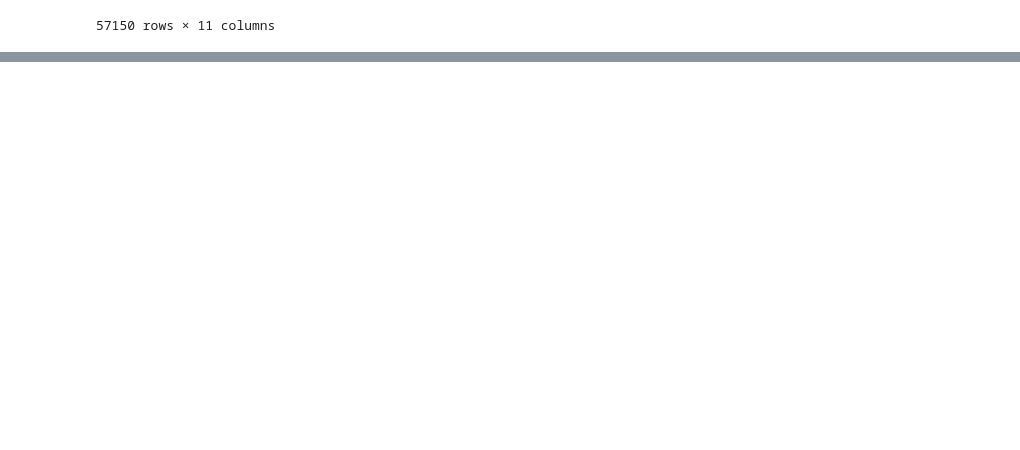
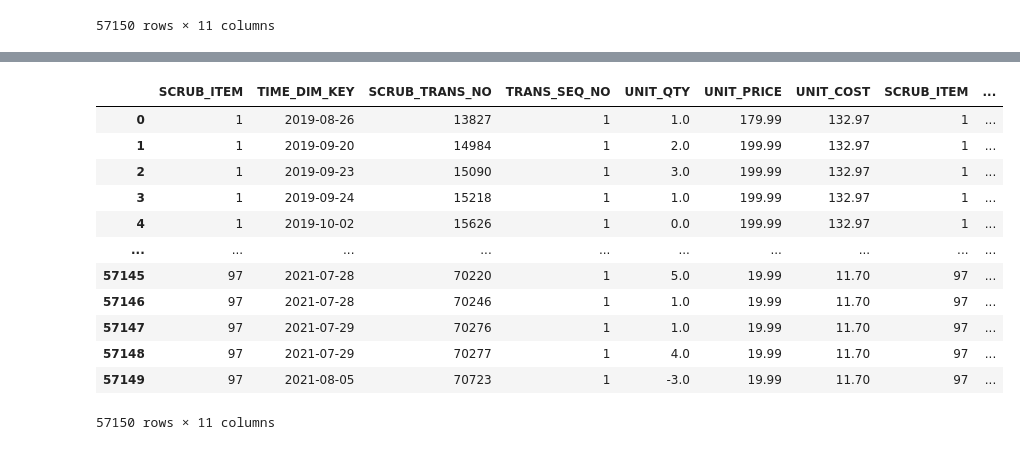
Before and after one commit to arthursjkim/tsc_pricing_optimization, a Jupyter notebook: EL_start.ipynb, the cells around one changed output, grey strips where cells are left out. Saved outputs shown, nothing was run; the diff lists cells and outputs as text; code cells hidden in the pictures; blank space fills up the shorter version.

```diff
--- a/EL_start.ipynb
+++ b/EL_start.ipynb
@@ -228,0 +242,19 @@ Select
+# %%
+newdf['PRICE_START_DATE'] = newdf['PRICE_START_DATE'].str[:10]
+newdf['PRICE_END_DATE'] = newdf['PRICE_END_DATE'].str[:10]
+# %%
+newdf
+# %% [output]
+|  | SCRUB_ITEM | TIME_DIM_KEY | SCRUB_TRANS_NO | TRANS_SEQ_NO | UNIT_QTY | UNIT_PRICE | UNIT_COST | SCRUB_ITEM | ... |
+| 0 | 1 | 2019-08-26 | 13827 | 1 | 1.0 | 179.99 | 132.97 | 1 | ... |
+| 1 | 1 | 2019-09-20 | 14984 | 1 | 2.0 | 199.99 | 132.97 | 1 | ... |
+| 2 | 1 | 2019-09-23 | 15090 | 1 | 3.0 | 199.99 | 132.97 | 1 | ... |
+| 3 | 1 | 2019-09-24 | 15218 | 1 | 1.0 | 199.99 | 132.97 | 1 | ... |
+| 4 | 1 | 2019-10-02 | 15626 | 1 | 0.0 | 199.99 | 132.97 | 1 | ... |
+| ... | ... | ... | ... | ... | ... | ... | ... | ... | ... |
+| 57145 | 97 | 2021-07-28 | 70220 | 1 | 5.0 | 19.99 | 11.70 | 97 | ... |
+| 57146 | 97 | 2021-07-28 | 70246 | 1 | 1.0 | 19.99 | 11.70 | 97 | ... |
+| 57147 | 97 | 2021-07-29 | 70276 | 1 | 1.0 | 19.99 | 11.70 | 97 | ... |
+| 57148 | 97 | 2021-07-29 | 70277 | 1 | 4.0 | 19.99 | 11.70 | 97 | ... |
+| 57149 | 97 | 2021-08-05 | 70723 | 1 | -3.0 | 19.99 | 11.70 | 97 | ... |
+57150 rows × 11 columns
```
Also changed, not shown: parts of 15 cells of this notebook.
